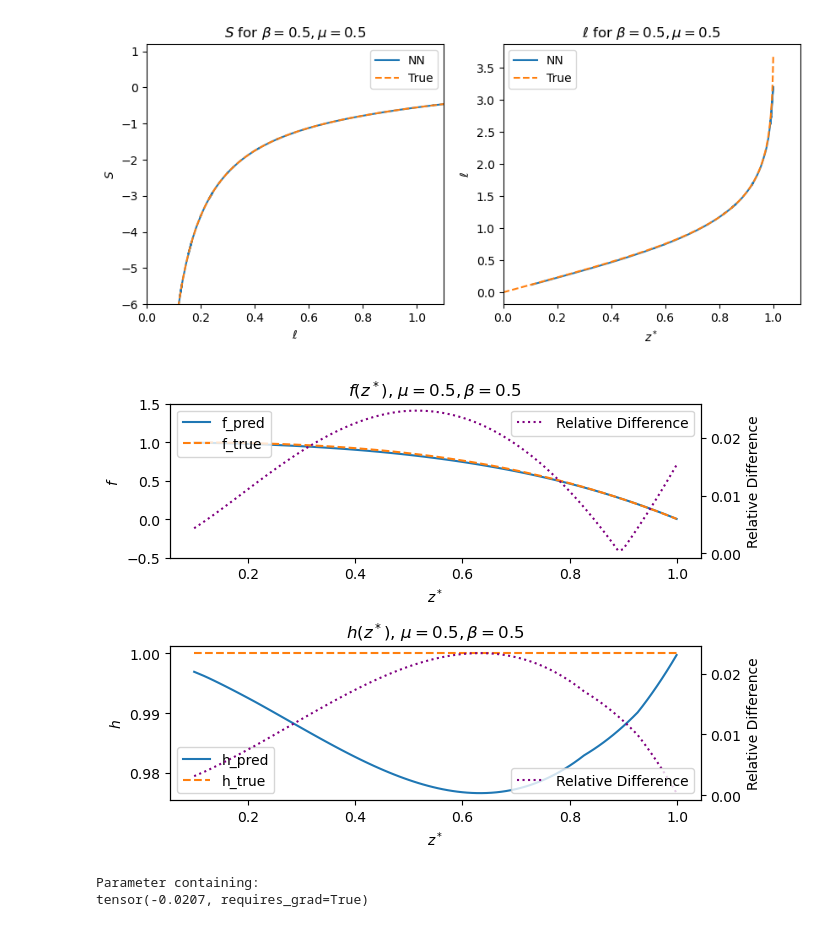
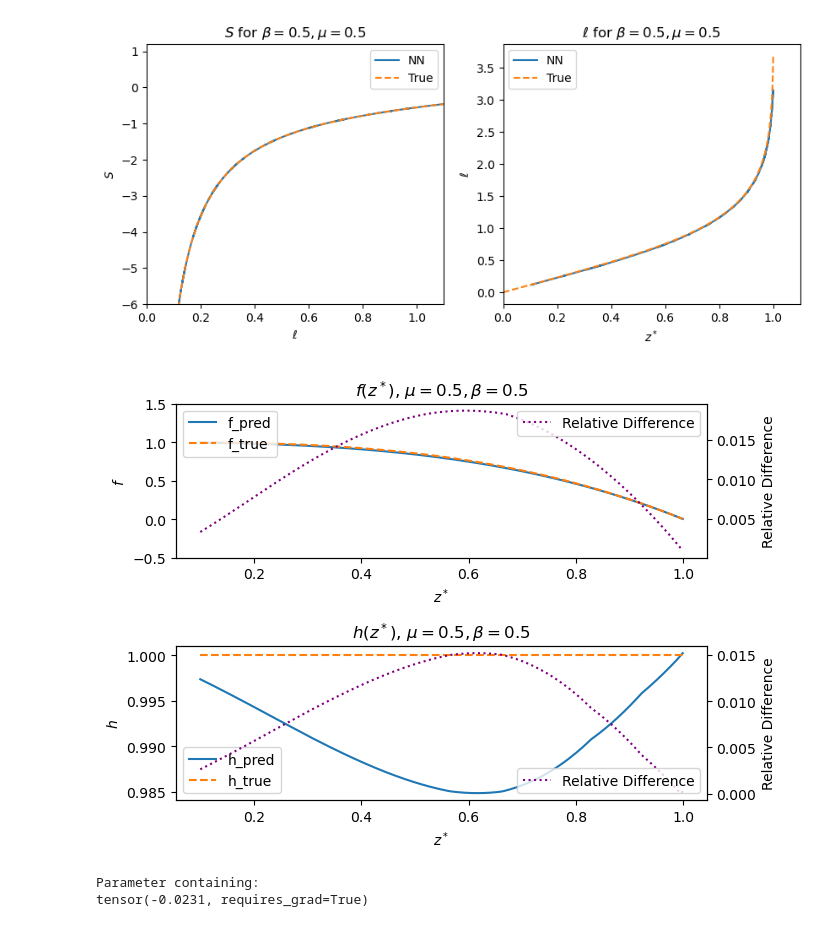
Before and after one commit to BoGGoG/HoloML, a Jupyter notebook: LinearAxion/LinearAxion_NN_fit.ipynb, the cells around one changed output. Saved outputs shown, nothing was run; the diff lists cells and outputs as text; code cells hidden in the pictures.

```diff
--- a/LinearAxion/LinearAxion_NN_fit.ipynb
+++ b/LinearAxion/LinearAxion_NN_fit.ipynb
@@ -77,7 +77,7 @@ def h_helper(z):
     return _h(model, z)
 # %%
 epochs = 100
-model = LinearAxion_NN(input_dim=1, output_dim=1, hidden_layers=[20, 20])
+model = LinearAxion_NN(input_dim=1, output_dim=1, hidden_layers=[20, 20, 20])
 optimizer = torch.optim.Adam(model.parameters(), lr=1e-2)
 scheduler = optim.lr_scheduler.MultiStepLR(optimizer, milestones=[20, 40, 60, 70, 80, 90, 95], gamma=0.5)
 loss_hist = []
@@ -163,7 +163,7 @@ plt.show()
 from LinearAxion_NN import _f, _h
 from LinearAxion import f, h
 
-zstar_list = torch.tensor(np.linspace(0.10, 0.999, 100), requires_grad=False)
+zstar_list = torch.tensor(np.linspace(0.10, 0.999, 400), requires_grad=False)
 
 model.eval()
 with torch.no_grad():
@@ -172,39 +172,39 @@ with torch.no_grad():
     h_pred = np.array([_h(model, z).cpu().numpy().squeeze() for z in zstar_list])
     h_true = h(zstar_list)
 rel_diff_f = np.abs((f_pred - f_true.detach().cpu().numpy()) / f_true.detach().cpu().numpy())
 rel_diff_h = np.abs((h_pred - h_true.detach().cpu().numpy()) / h_true.detach().cpu().numpy())
 
 fig, axs = plt.subplots(2, 1, figsize=(7, 5))
 axs[0].plot(zstar_list.detach().cpu().numpy(), f_pred, label="f_pred")
 axs[0].plot(zstar_list.detach().cpu().numpy(), f_true.detach().cpu().numpy(), label="f_true", ls="--")
 axs[0].set_xlabel("$z^*$")
 axs[0].set_ylabel("$f$")
 axs[0].set_ylim(-0.5, 1.5)
 axs[0].legend(loc='upper left')
 ax0twin = axs[0].twinx()
 ax0twin.plot(zstar_list.detach().cpu().numpy(), rel_diff_f, label="Relative Difference", color='purple', ls=':')
 ax0twin.set_ylabel("Relative Difference")
 ax0twin.legend(loc='upper right')
 axs[0].set_title(r"$f(z^*)$, $\mu={mu}, \beta={beta}$".format(mu=mu, beta=beta))
 axs[1].plot(zstar_list.detach().cpu().numpy(), h_pred, label="h_pred")
 axs[1].plot(zstar_list.detach().cpu().numpy(), h_true.detach().cpu().numpy(), label="h_true", ls="--")
 axs[1].set_title(r"$h(z^*)$, $\mu={mu}, \beta={beta}$".format(mu=mu, beta=beta))
 axs[1].set_xlabel("$z^*$")
 axs[1].set_ylabel("$h$")
 axs[1].legend(loc='lower left')
 ax1twin = axs[1].twinx()
 ax1twin.plot(zstar_list.detach().cpu().numpy(), rel_diff_h, label="Relative Difference", color='purple', ls=':')
 ax1twin.set_ylabel("Relative Difference")
 ax1twin.legend(loc='lower right')
 plt.tight_layout()
 plt.show()
 # %% [output]
-[figure, old version]
+[figure, new version]
 # %%
 model.a
 # %% [output]
 Parameter containing:
-tensor(-0.0207, requires_grad=True)
+tensor(-0.0231, requires_grad=True)
 # %%
 # loss_hist, s_thermal_loss_hist, S_loss_hist, lr_hist
 fig, axs = plt.subplots(3, 1, figsize=(7, 10))
```
Also changed, not shown: parts of 11 cells of this notebook.
